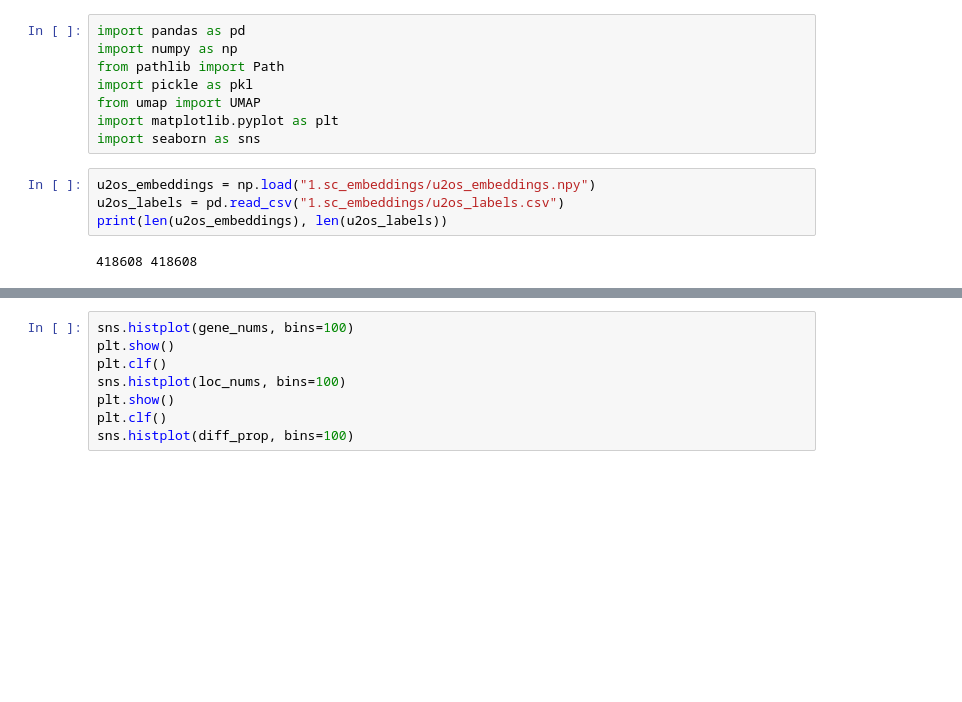
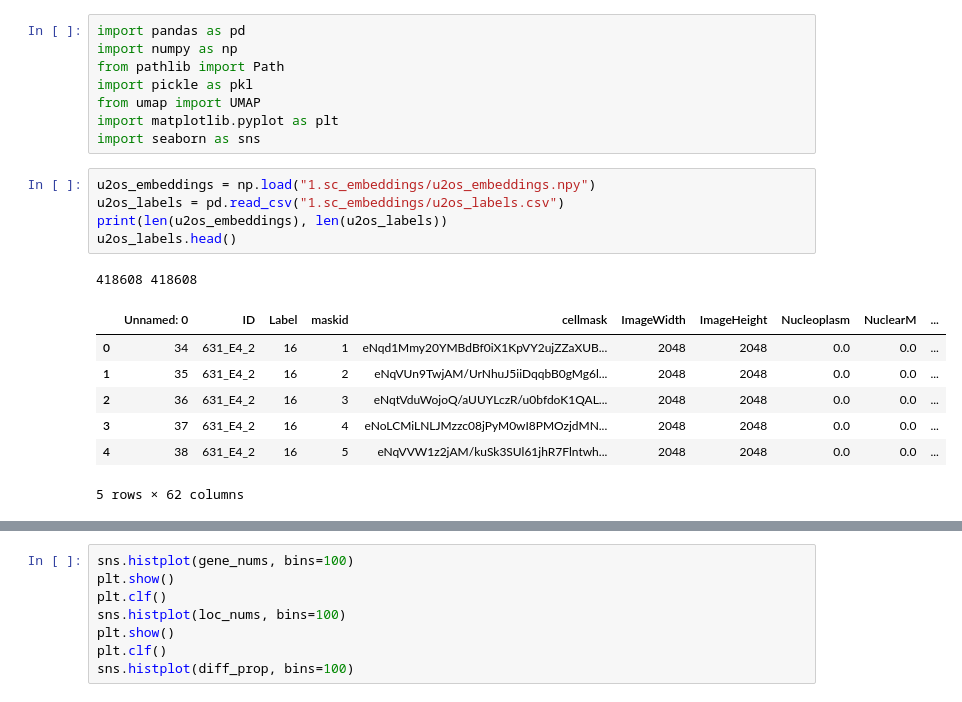
Before and after one commit to ishan-gaur/sc-music, a Jupyter notebook: sc_embeddings.ipynb, the cells around one changed output, grey strips where cells are left out. Cells and saved outputs as stored; diff of their text form; blank space fills up the shorter version.

```diff
--- a/sc_embeddings.ipynb
+++ b/sc_embeddings.ipynb
@@ -203,6 +203,14 @@ import seaborn as sns
 # %%
 u2os_embeddings = np.load("1.sc_embeddings/u2os_embeddings.npy")
 u2os_labels = pd.read_csv("1.sc_embeddings/u2os_labels.csv")
 print(len(u2os_embeddings), len(u2os_labels))
+u2os_labels.head()
 # %% [output]
 418608 418608
+|  | Unnamed: 0 | ID | Label | maskid | cellmask | ImageWidth | ImageHeight | Nucleoplasm | NuclearM | ... |
+| 0 | 34 | 631_E4_2 | 16 | 1 | eNqd1Mmy20YMBdBf0iX1KpVY2ujZZaXUB... | 2048 | 2048 | 0.0 | 0.0 | ... |
+| 1 | 35 | 631_E4_2 | 16 | 2 | eNqVUn9TwjAM/UrNhuJ5iiDqqbB0gMg6l... | 2048 | 2048 | 0.0 | 0.0 | ... |
+| 2 | 36 | 631_E4_2 | 16 | 3 | eNqtVduWojoQ/aUUYLczR/u0bfdoK1QAL... | 2048 | 2048 | 0.0 | 0.0 | ... |
+| 3 | 37 | 631_E4_2 | 16 | 4 | eNoLCMiLNLJMzzc08jPyM0wI8PMOzjdMN... | 2048 | 2048 | 0.0 | 0.0 | ... |
+| 4 | 38 | 631_E4_2 | 16 | 5 | eNqVVW1z2jAM/kuSk3SUl61jhR7Flntwh... | 2048 | 2048 | 0.0 | 0.0 | ... |
+5 rows × 62 columns
```
Also changed, not shown: parts of 2 cells of this notebook, 4 other files.
